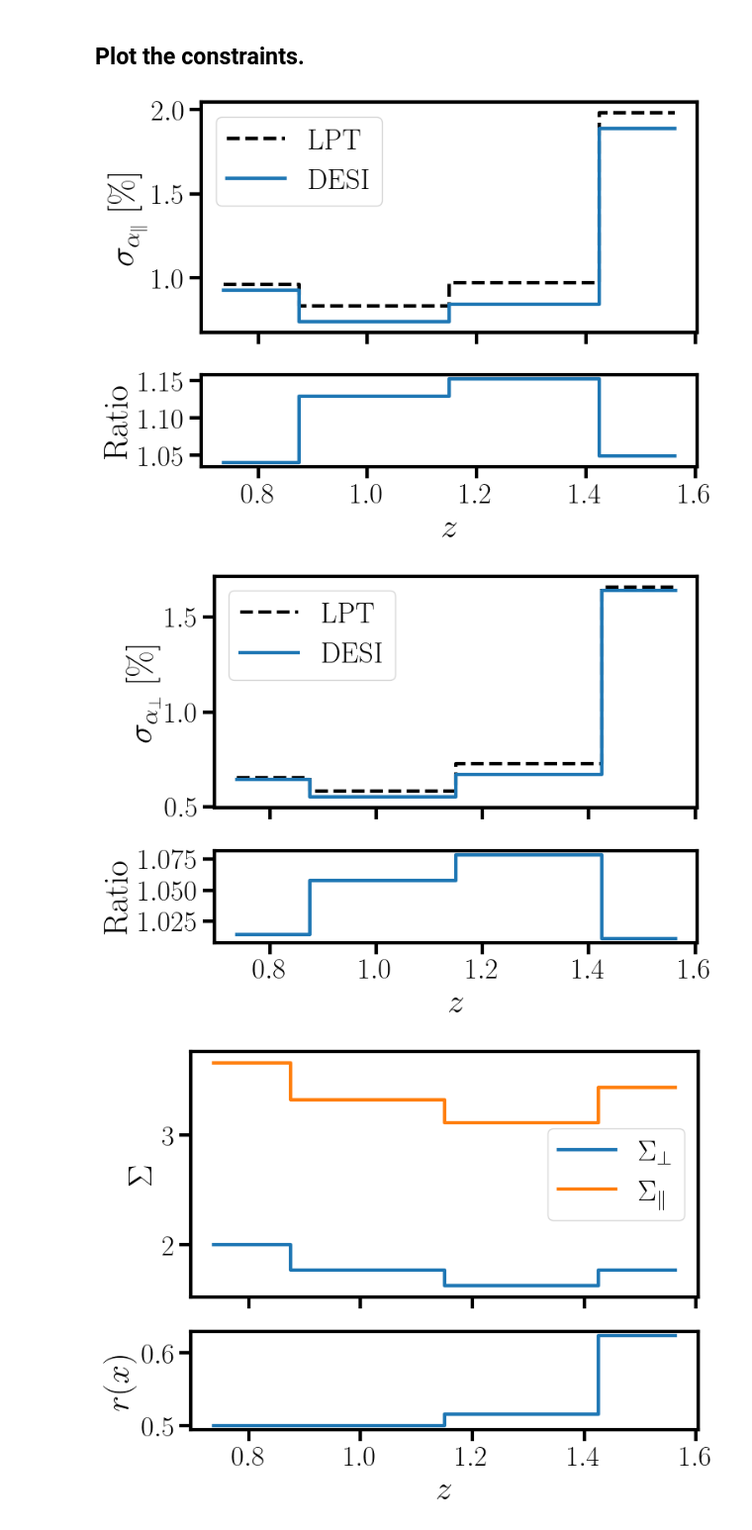
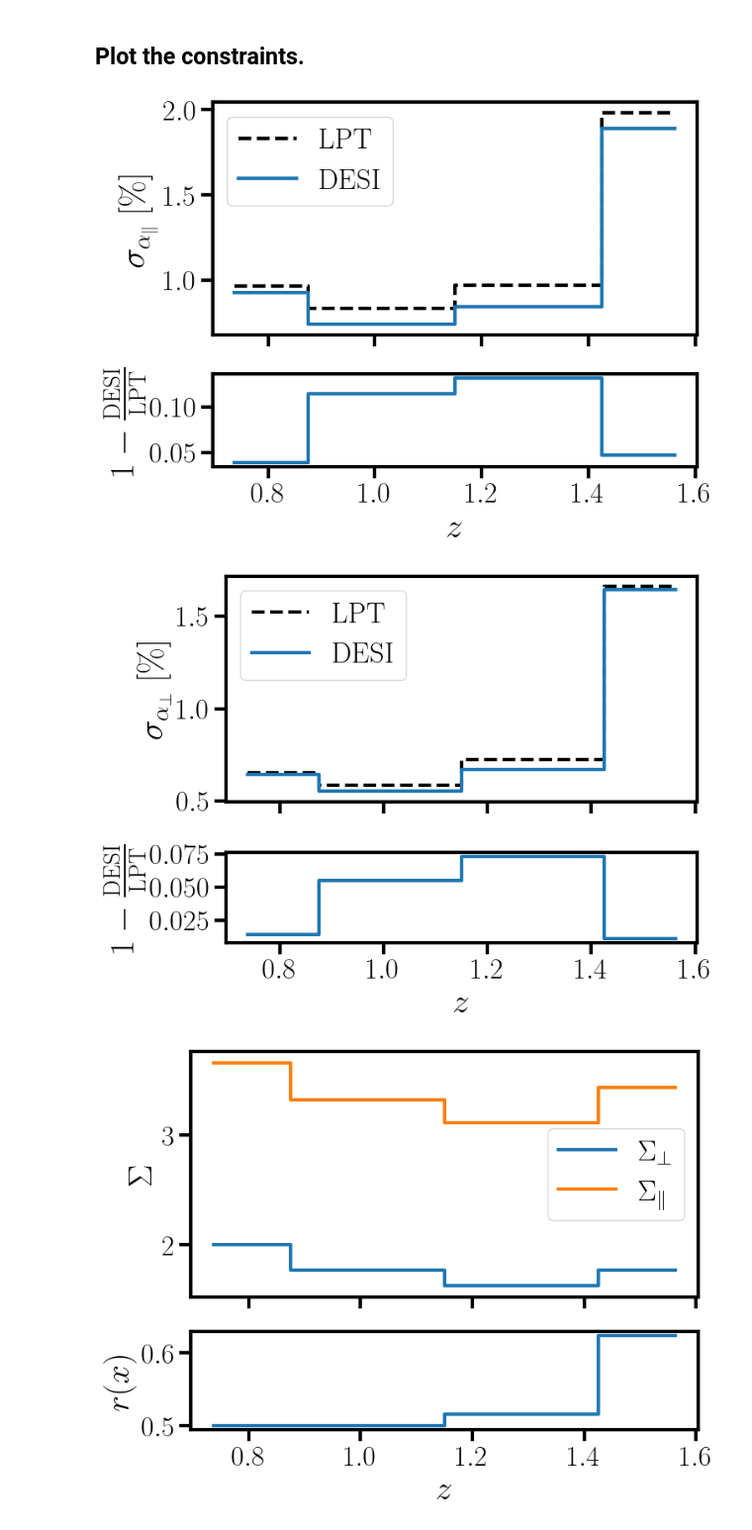
Before and after one commit to HarukiEbina/MultiFishLSS, a Jupyter notebook: notebooks/desi_bao_reproduce.ipynb, the cells around one changed output. Shown at 99% size. Cells and saved outputs as stored; diff of their text form; code cells hidden in the pictures.

```diff
--- a/notebooks/desi_bao_reproduce.ipynb
+++ b/notebooks/desi_bao_reproduce.ipynb
@@ -73,7 +73,7 @@ method = 'DESI2024'
 
 bfn = 'reproduce_fishlss_desi_elg_{}'.format(method)
 
-DESIforecast = fisherForecast(experiment=exp,cosmo=cosmo,name=bfn,basedir=bd, method=method, overwrite=True)
+DESIforecast = fisherForecast(experiment=exp,cosmo=cosmo,name=bfn,basedir=bd, method=method, fix_damping=False, overwrite=True)
 # %% [output]
 b, ba,bb = -1.0,-1.0,-1.0
 DESI2024 ba,bb = 1.2240177663051561,1.2240177663051561
@@ -207,39 +207,39 @@ ax1.step(zs, 100*DESI_sigma_a_par, ls='-', lw=3, label=r'DESI', where='mid')
 ax1.set_ylabel(r'$\sigma_{\alpha_\|} \; [\%]$')
 ax1.legend()
 
-ax2.step(zs, lpt_sigma_a_par/DESI_sigma_a_par, lw=3, where='mid')
-ax2.set_ylabel('Ratio')
+ax2.step(zs, 1-DESI_sigma_a_par/lpt_sigma_a_par, lw=3, where='mid')
+ax2.set_ylabel(r'$1-\frac{\mathrm{DESI}}{\mathrm{LPT}}$')
 ax2.set_xlabel(r'$z$')
 
 plt.tight_layout()
 
 
-#plt.savefig('/Users/makaibaker/Dropbox/2026/Berkeley/Research/sigmaAP_par_comparison.pdf')
+plt.savefig('/Users/makaibaker/Dropbox/2026/Berkeley/Research/sigmaAP_par_comparison.pdf')
 # %% [output]
-[figure, old version]
+[figure, new version]
 # %%
 fig, (ax1, ax2) = plt.subplots(
     2, 1,
     sharex=True,
     gridspec_kw={'height_ratios': [2.5, 1]},  # Top is 2x taller
     figsize=(8, 6)
 )
 
 ax1.step(zs, 100*lpt_sigma_a_perp, color='black', ls='--', lw=3, label=r'LPT', where='mid')
 ax1.step(zs, 100*DESI_sigma_a_perp, ls='-', lw=3, label=r'DESI', where='mid')
 
 ax1.set_ylabel(r'$\sigma_{\alpha_\perp} \; [\%]$')
 ax1.legend()
 
-ax2.step(zs, lpt_sigma_a_perp/DESI_sigma_a_perp, lw=3, where='mid')
-ax2.set_ylabel('Ratio')
+ax2.step(zs, 1-DESI_sigma_a_perp/lpt_sigma_a_perp, lw=3, where='mid')
+ax2.set_ylabel(r'$1-\frac{\mathrm{DESI}}{\mathrm{LPT}}$')
 ax2.set_xlabel(r'$z$')
 
 plt.tight_layout()
 
-#plt.savefig('/Users/makaibaker/Dropbox/2026/Berkeley/Research/sigmaAP_perp_comparison.pdf')
+plt.savefig('/Users/makaibaker/Dropbox/2026/Berkeley/Research/sigmaAP_perp_comparison.pdf')
 # %% [output]
-[figure, old version]
+[figure, new version]
 # %%
 sigma_perps = np.array([2.005733081732169, 1.7705069887887601,1.6284769052816799, 1.7732275674574387])
 sigma_pars = np.array([3.653911887951564, 3.317778194788212,3.107852804503231 ,3.42530339118227])
```
Also changed, not shown: parts of 2 cells of this notebook, 5 other files.
